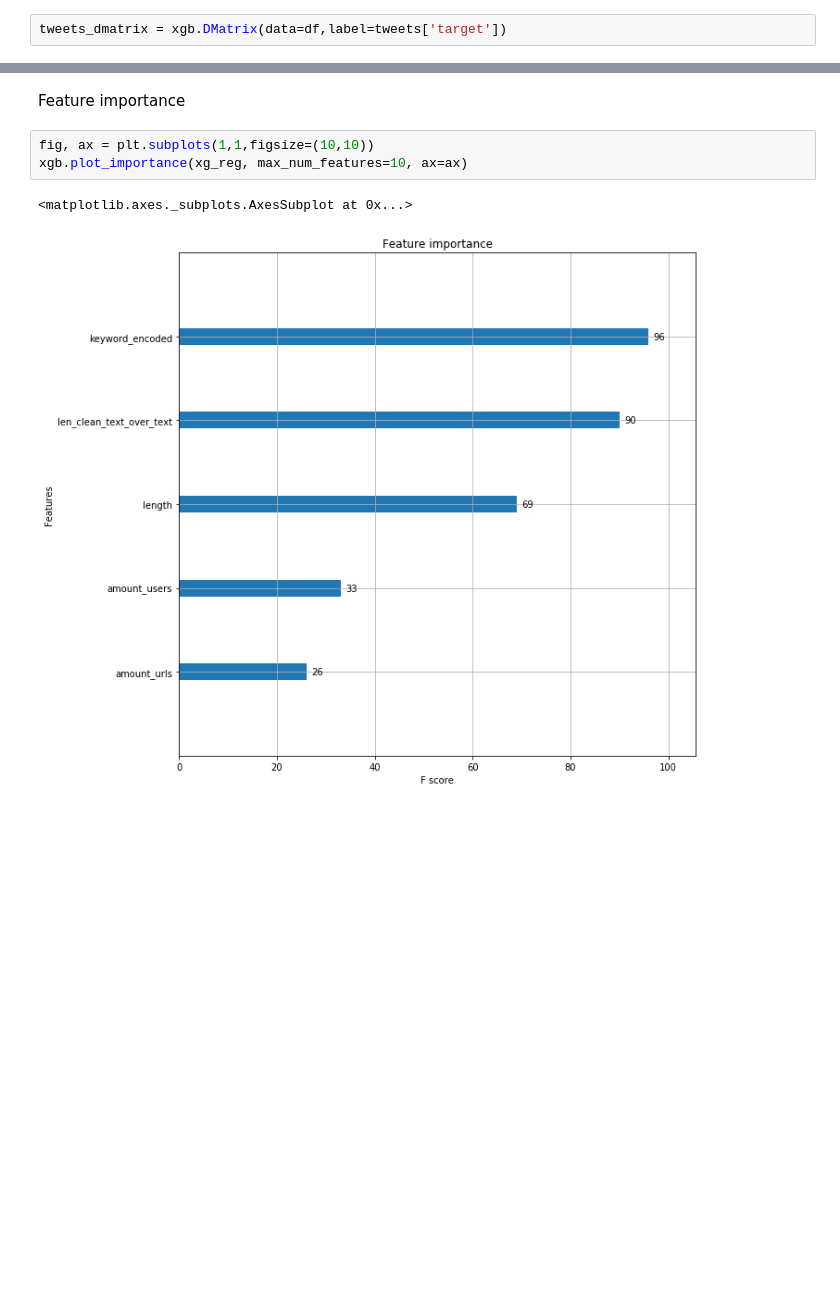
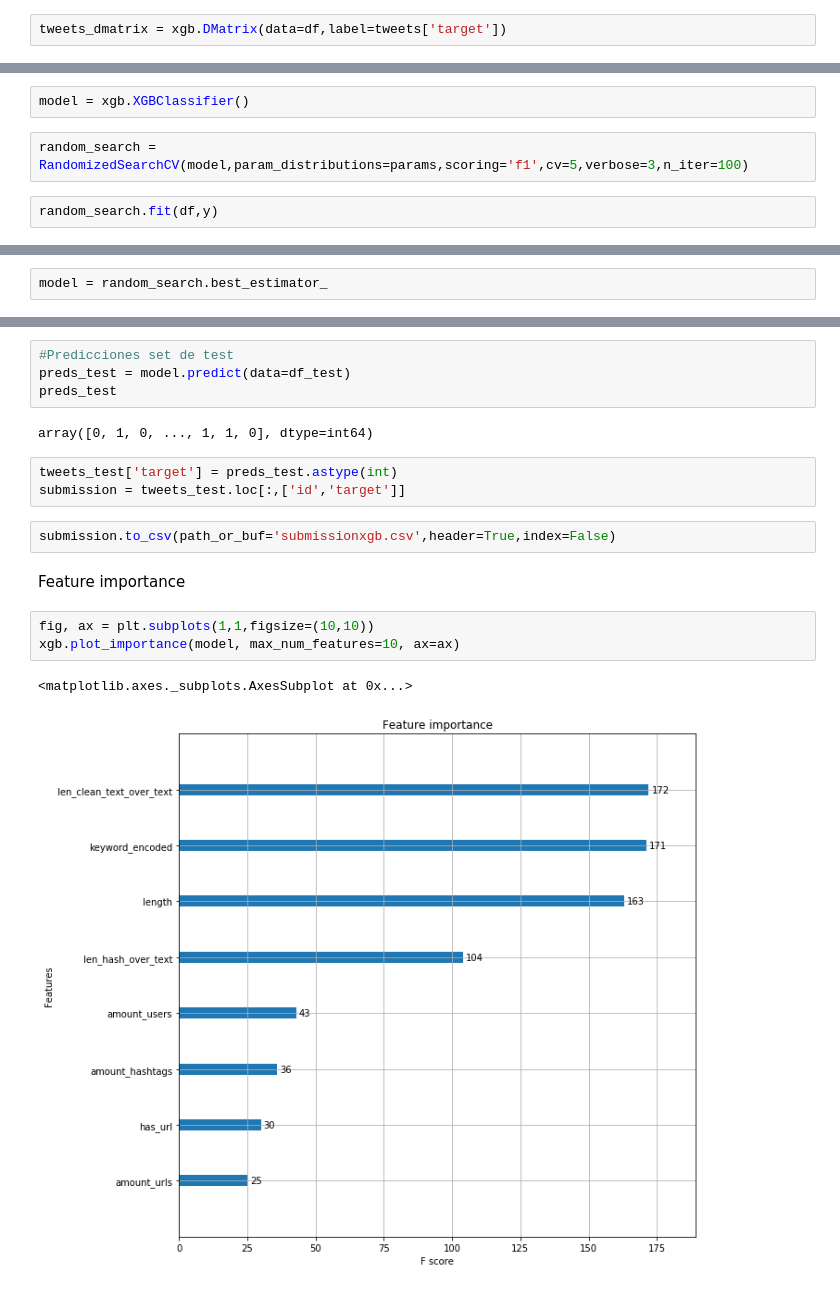
Before and after one commit to tomifarall/Orga-Datos-Tp2, a Jupyter notebook: XGBoost.ipynb, the cells around one changed output, grey strips where cells are left out. Cells and saved outputs as stored; diff of their text form; blank space fills up the shorter version.

Commit message:
Uso RandomizedSearchCV para encontrar hiperparámetros buenos de XGBoost

```diff
--- a/XGBoost.ipynb
+++ b/XGBoost.ipynb
@@ -171,0 +174,6 @@ preds = preds >=0.45 #mejor resultado que con 0.5
+# %%
+model = xgb.XGBClassifier()
+# %%
+random_search = RandomizedSearchCV(model,param_distributions=params,scoring='f1',cv=5,verbose=3,n_iter=100)
+# %%
+random_search.fit(df,y)
@@ -171,0 +246,2 @@ preds = preds >=0.45 #mejor resultado que con 0.5
+# %%
+model = random_search.best_estimator_
@@ -186,8 +267,19 @@ print(confusion)
+# %%
+#Predicciones set de test
+preds_test = model.predict(data=df_test)
+preds_test
+# %% [output]
+array([0, 1, 0, ..., 1, 1, 0], dtype=int64)
+# %%
+tweets_test['target'] = preds_test.astype(int)
+submission = tweets_test.loc[:,['id','target']]
+# %%
+submission.to_csv(path_or_buf='submissionxgb.csv',header=True,index=False)
 # %% [markdown]
 Feature importance
 # %%
 fig, ax = plt.subplots(1,1,figsize=(10,10))
-xgb.plot_importance(xg_reg, max_num_features=10, ax=ax)
+xgb.plot_importance(model, max_num_features=10, ax=ax)
 # %% [output]
 <matplotlib.axes._subplots.AxesSubplot at 0x...>
-[figure, old version]
+[figure, new version]
```
Also changed, not shown: parts of 34 cells of this notebook.
